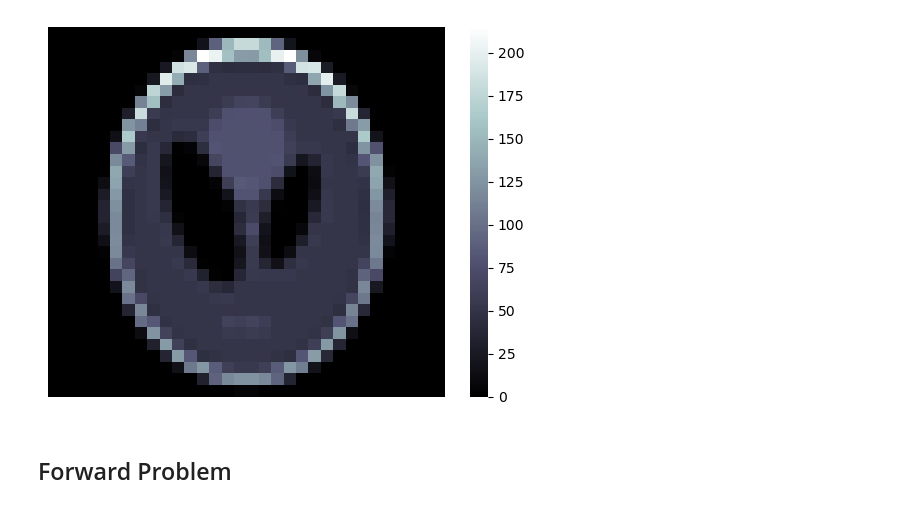
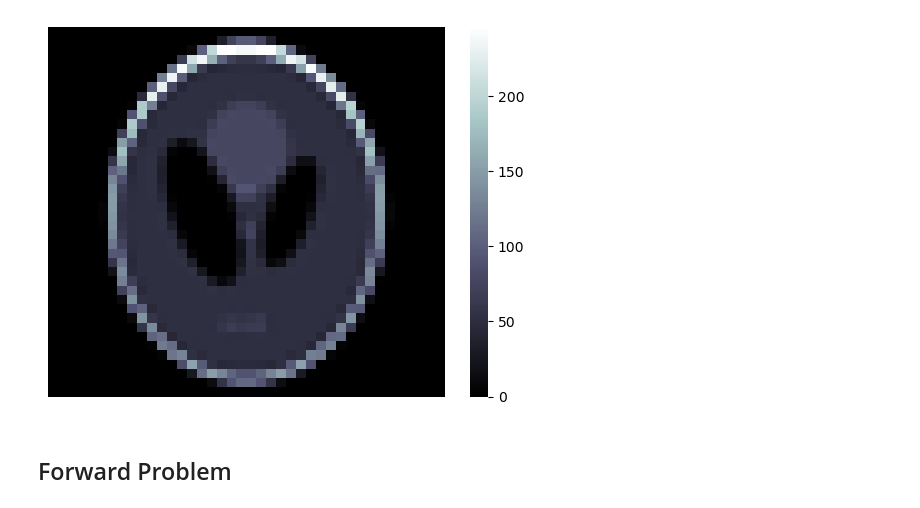
Before and after one commit to aakashks/CT-Reconstruction-2D, a Jupyter notebook: test_notebooks/test_shepp_logan.ipynb, the cells around one changed output. Saved outputs shown, nothing was run; the diff lists cells and outputs as text; code cells hidden in the pictures.

```diff
--- a/test_notebooks/test_shepp_logan.ipynb
+++ b/test_notebooks/test_shepp_logan.ipynb
@@ -9,12 +9,12 @@ from PIL import Image
 im = iio.imread('../assets/800px-SheppLogan.png')
 # %%
 # loading image
-new_res = 32
+new_res = 40
 
 img = Image.fromarray(im).resize((new_res, new_res))
 img = np.array(img.convert('L'))
 plot_image(img, cmap='bone')
 # %% [output]
-[figure, old version]
+[figure, new version]
 # %%
 A = CreateInterceptMatrix(
```
Also changed, not shown: parts of 5 cells of this notebook, 2 other files.
